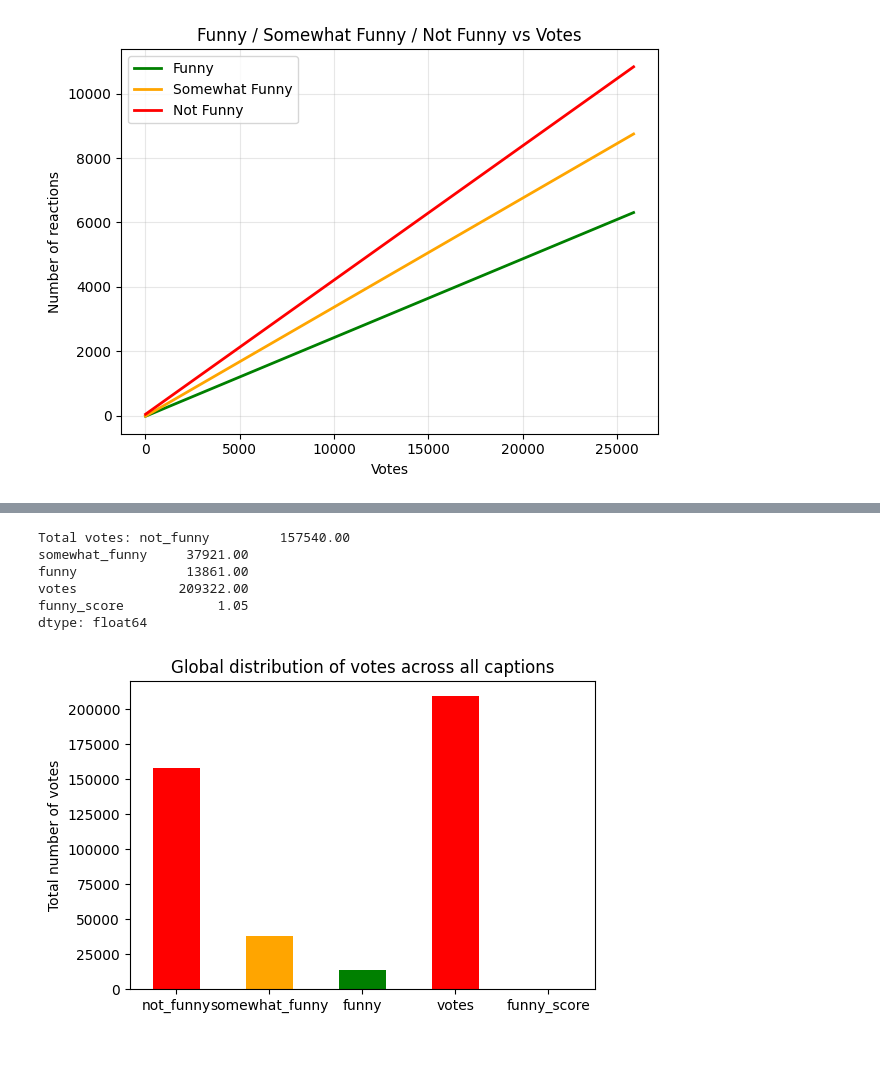
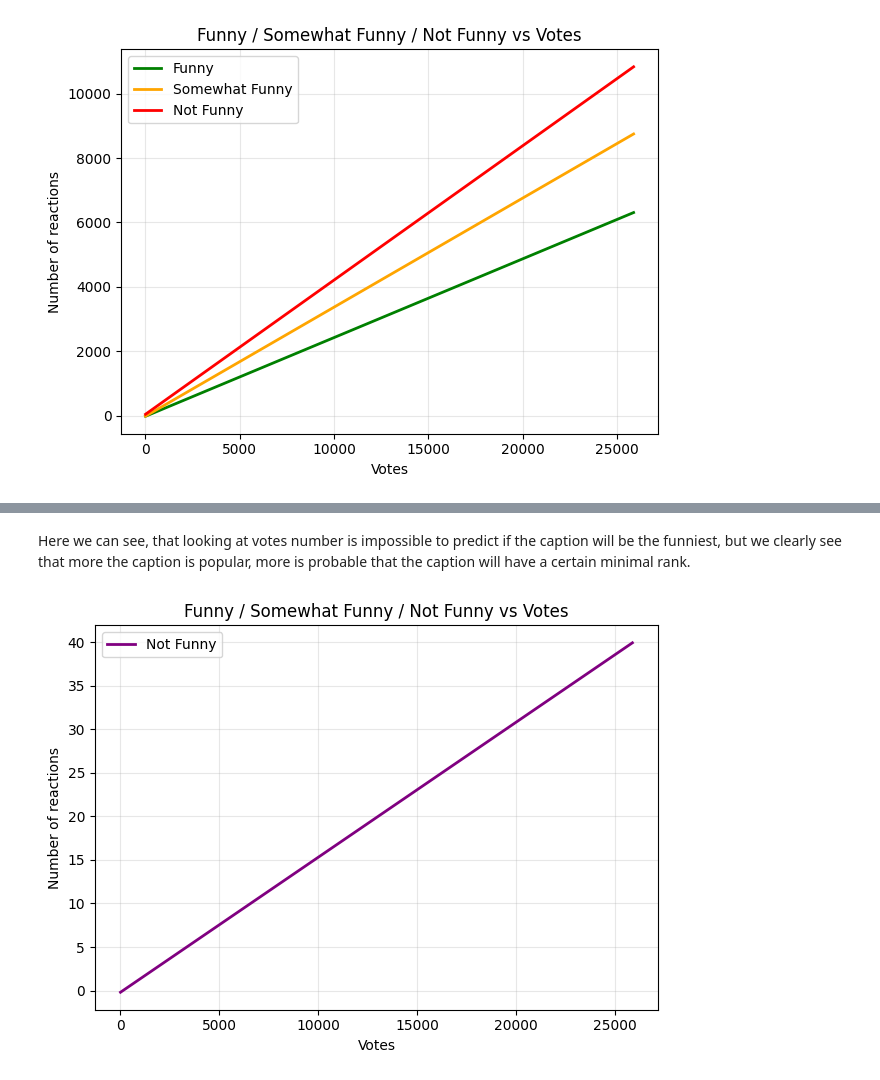
Before and after one commit to epfl-ada/ada-2025-project-adacore42, a Jupyter notebook: _Other/dom_analysis/dom_axis_1.ipynb, the cells around one changed output, grey strips where cells are left out. Cells and saved outputs as stored; diff of their text form; code cells hidden in the pictures; blank space fills up the shorter version.

```diff
--- a/_Other/dom_analysis/dom_axis_1.ipynb
+++ b/_Other/dom_analysis/dom_axis_1.ipynb
@@ -125,16 +125,18 @@ fig, axes = plt.subplots(1, 3, figsize=(18, 5), sharex=True, sharey=True)
 plots = [
     ('funny', 'green'),
     ('somewhat_funny', 'orange'),
-    ('not_funny', 'red')
+    ('not_funny', 'red'),
 ]
 
 for ax, (col, color) in zip(axes, plots):
-    ax.scatter(df['votes'], df[col], s=10, alpha=0.6, color=color)
+    ax.scatter(df['votes'], df[col], s=5, alpha=0.6, color=color)
     ax.set_title(col.replace('_', ' ').title())
     ax.set_xlabel("Votes")
     ax.grid(True, alpha=0.3)
 
+
 axes[0].set_ylabel("Number of reactions")
+
 
 plt.tight_layout()
 plt.show()
@@ -150,7 +150,7 @@ First, lets
 features = [
     ("funny", "green"),
     ("somewhat_funny", "orange"),
-    ("not_funny", "red")
+    ("not_funny", "red"),
 ]
 
 X = dataAm[["votes"]].values
@@ -182,3 +187,30 @@ When i began working on this, i was expecting the opposite result: more the capt
+# %% [markdown]
+Here we can see, that looking at votes number is impossible to predict if the caption will be the funniest, but we clearly see that more the caption is popular, more is probable that the caption will have a certain minimal rank.
+# %%
+X = dataAm[["votes"]].values
+x_line = np.linspace(dataAm["votes"].min(), dataAm["votes"].max(), 500).reshape(-1, 1)
+
+
+y = dataAm['funny_score'].values
+
+# Fit regression model
+model = LinearRegression()
+model.fit(X, y)
+y_line = model.predict(x_line)
+
+# Plot only the regression line
+plt.plot(x_line, y_line, color="purple", linewidth=2, label=col.replace("_", " ").title())
+
+plt.xlabel("Votes")
+plt.ylabel("Number of reactions")
+plt.title("Funny / Somewhat Funny / Not Funny vs Votes")
+plt.grid(True, alpha=0.3)
+plt.legend()
+
+plt.tight_layout()
+plt.show()
+# %% [output]
+[figure, added]
 # %%
 
 sum_votes = pd.DataFrame([data[vote_cols].sum() for data in dataA])
@@ -189,24 +221,3 @@ for col in funny_cols:
     norm_sum_votes[col] = sum_votes[col] / sum_votes['votes']
 
 # display(norm_sum_votes)
-# %%
-
-# Sum all votes
-total_votes = dataA[10][vote_cols].sum()
-print("Total votes:", total_votes)
-
-# Plot bar chart
-plt.figure(figsize=(6,4))
-total_votes.plot(kind='bar', color=['red','orange','green'])
-plt.ylabel("Total number of votes")
-plt.xticks(rotation=0)
-plt.title("Global distribution of votes across all captions")
-plt.show()
-# %% [output]
-Total votes: not_funny         157540.00
-somewhat_funny     37921.00
-funny              13861.00
-votes             209322.00
-funny_score            1.05
-dtype: float64
-[figure, removed]
```
Also changed, not shown: parts of 3 cells of this notebook, 2 other files.
